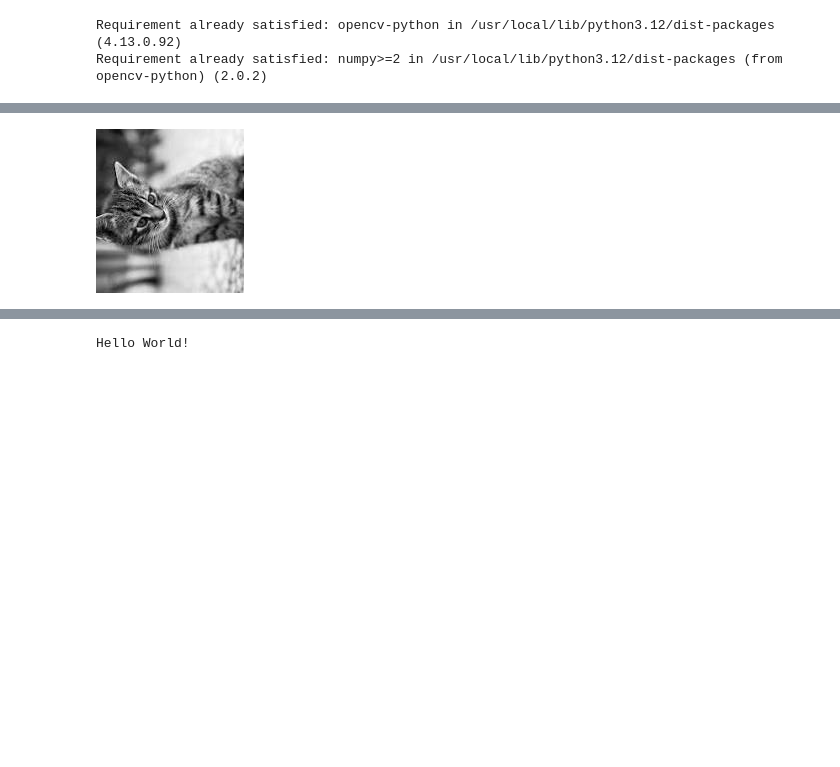
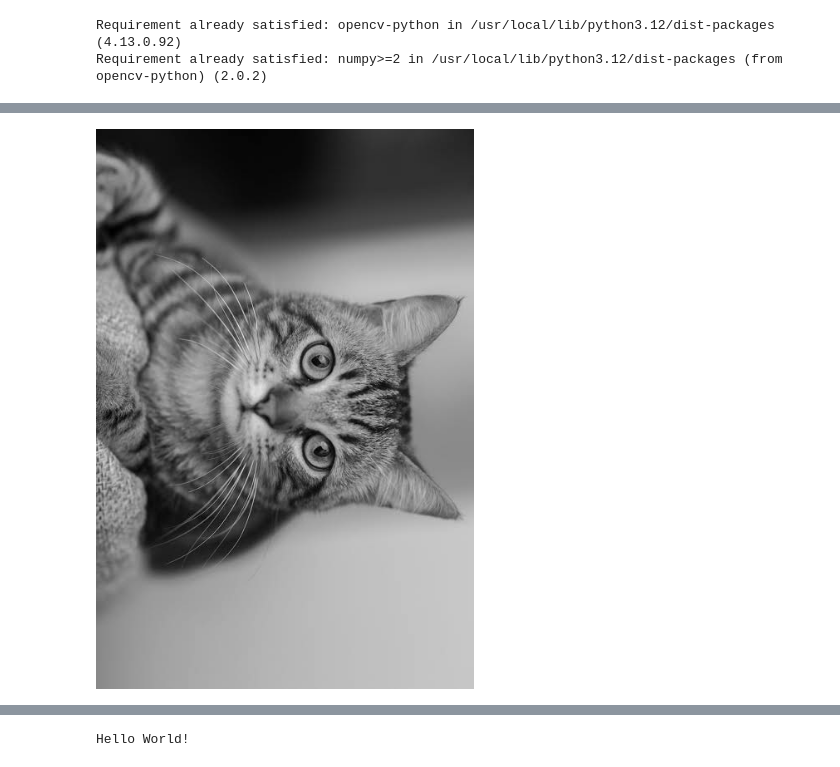
Before and after one commit to ali7557/computer_vision, a Jupyter notebook: cv_opencv.ipynb, the cells around one changed output, grey strips where cells are left out. Cells and saved outputs as stored; diff of their text form; code cells hidden in the pictures; blank space fills up the shorter version.

```diff
--- a/cv_opencv.ipynb
+++ b/cv_opencv.ipynb
@@ -9,8 +9,7 @@ Requirement already satisfied: numpy>=2 in /usr/local/lib/python3.12/dist-packag
 import cv2
 # %%
 from google.colab.patches import cv2_imshow
-image = cv2.imread("/content/download (1).jpg")
 
-
+image = cv2.imread("/content/cat_image.jpeg")
 cv2_imshow(image)
 # %% [output]
@@ -54,5 +51,5 @@ cv2_imshow(cropped)
 # %%
-rotated = cv2.rotate(gray, cv2.ROTATE_90_COUNTERCLOCKWISE)
+rotated = cv2.rotate(gray, cv2.ROTATE_90_CLOCKWISE)
 cv2_imshow(rotated)
 # %% [output]
-[figure, old version]
+[figure, new version]
```
Also changed, not shown: parts of 12 cells of this notebook.
